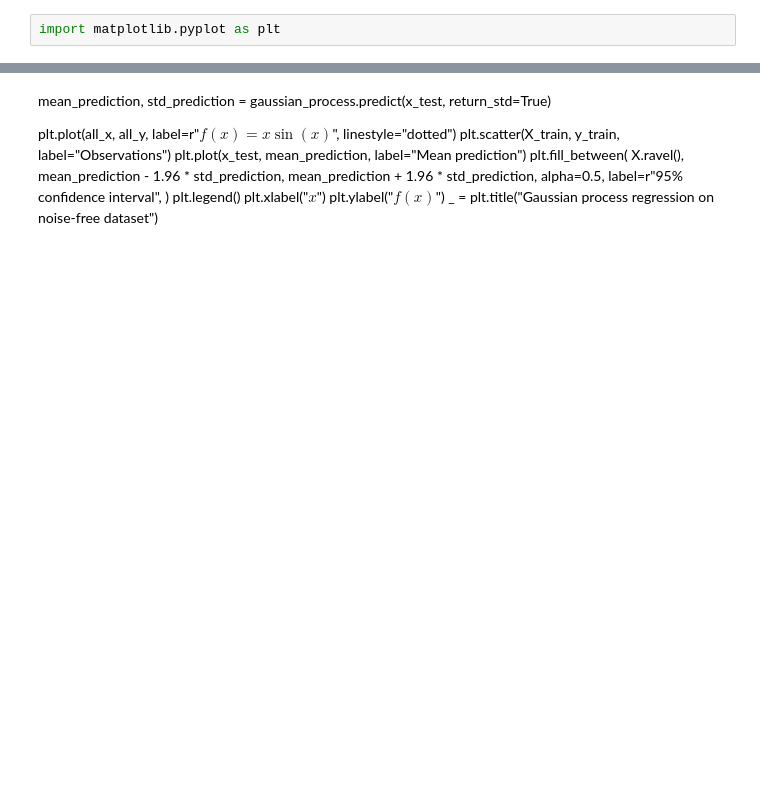
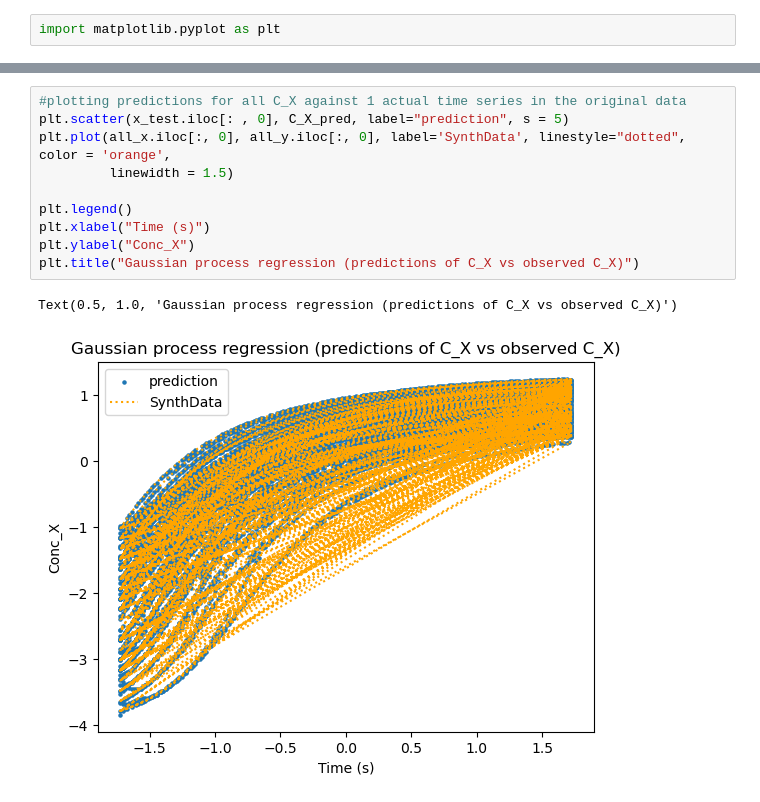
Before and after one commit to swamilikes2code/Python_based_Interactive_Scientific_Visualization, a Jupyter notebook: digital_lab_twin/Alex_Pellett/GPR_synthdata.ipynb, the cells around one changed output, grey strips where cells are left out. Saved outputs shown, nothing was run; the diff lists cells and outputs as text; blank space fills up the shorter version.

```diff
--- a/digital_lab_twin/Alex_Pellett/GPR_synthdata.ipynb
+++ b/digital_lab_twin/Alex_Pellett/GPR_synthdata.ipynb
@@ -112,18 +214,13 @@ plt.scatter(x_test.iloc[0:199, 0], C_X_pred[0:199])
-# %% [markdown]
-
-mean_prediction, std_prediction = gaussian_process.predict(x_test, return_std=True)
-
-plt.plot(all_x, all_y, label=r"$f(x) = x \sin(x)$", linestyle="dotted")
-plt.scatter(X_train, y_train, label="Observations")
-plt.plot(x_test, mean_prediction, label="Mean prediction")
-plt.fill_between(
-    X.ravel(),
-    mean_prediction - 1.96 * std_prediction,
-    mean_prediction + 1.96 * std_prediction,
-    alpha=0.5,
-    label=r"95% confidence interval",
-)
-plt.legend()
-plt.xlabel("$x$")
-plt.ylabel("$f(x)$")
-_ = plt.title("Gaussian process regression on noise-free dataset")
+# %%
+#plotting predictions for all C_X against 1 actual time series in the original data
+plt.scatter(x_test.iloc[: , 0], C_X_pred, label="prediction", s = 5)
+plt.plot(all_x.iloc[:, 0], all_y.iloc[:, 0], label='SynthData', linestyle="dotted", color = 'orange',
+         linewidth = 1.5)
+
+plt.legend()
+plt.xlabel("Time (s)")
+plt.ylabel("Conc_X")
+plt.title("Gaussian process regression (predictions of C_X vs observed C_X)")
+# %% [output]
+Text(0.5, 1.0, 'Gaussian process regression (predictions of C_X vs observed C_X)')
+[figure, added]
```
Also changed, not shown: parts of 24 cells of this notebook.
